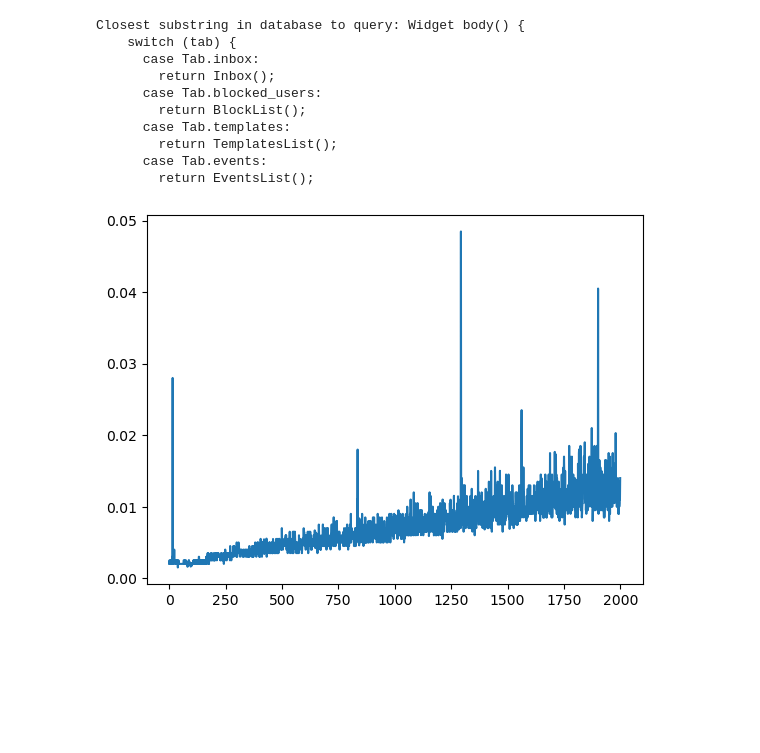
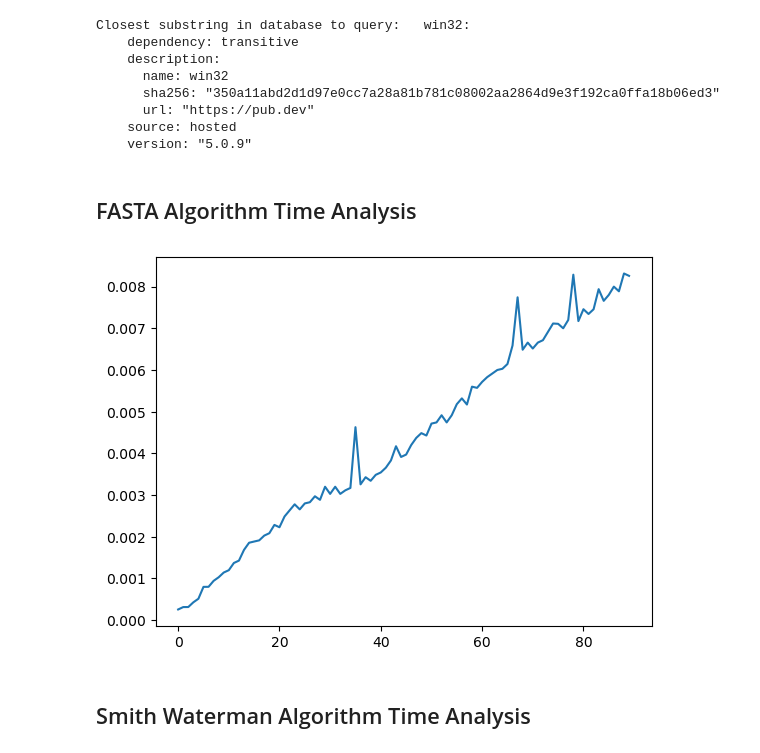
Before and after one commit to fraimwork/fraimwork, a Jupyter notebook: backend/app/Demo_Algorithms.ipynb, the cells around one changed output. Cells and saved outputs as stored; diff of their text form; code cells hidden in the pictures; blank space fills up the shorter version.

Commit message:
implemented FASTA algorithm
Improved find and replace

```diff
--- a/backend/app/Demo_Algorithms.ipynb
+++ b/backend/app/Demo_Algorithms.ipynb
@@ -812,3 +1286,12 @@ substring = """Widget body() {
+# %%
+substring = ''' win32:
+    dependency: transitive
+    description:
+      name: win32
+      sha256: "350a11abd2d1d97e0cc7a28a81b781c08002aa2864d9e3f192ca0ffa18b06ed3"
+      url: "https://pub.dev"
+    source: hosted
+    version: "5.0.9"'''
 # %%
 import numpy as np
 
@@ -891,7 +1381,7 @@ def find_most_similar_substring(corpus, query):
     linewise_tokenized_substring = linewise_tokenize(query)
 
     # 2. Run the FASTA algorithm
-    result, score = fasta_algorithm(linewise_tokenized_corpus, linewise_tokenized_substring, k=3, band_width=5, gap_penalty=0)
+    result, score = fasta_algorithm(linewise_tokenized_corpus, linewise_tokenized_substring, k=3, n=2, band_width=5, gap_penalty=0)
     if result is None:
         return None, float('-inf')
 
@@ -907,34 +1397,38 @@ def find_most_similar_substring(corpus, query):
 result, _ = find_most_similar_substring(corpus, substring)
 print("Closest substring in database to query:", result)
 # %% [output]
-Closest substring in database to query: Widget body() {
-    switch (tab) {
-      case Tab.inbox:
-        return Inbox();
-      case Tab.blocked_users:
-        return BlockList();
-      case Tab.templates:
-        return TemplatesList();
-      case Tab.events:
-        return EventsList();
+Closest substring in database to query:   win32:
+    dependency: transitive
+    description:
+      name: win32
+      sha256: "350a11abd2d1d97e0cc7a28a81b781c08002aa2864d9e3f192ca0ffa18b06ed3"
+      url: "https://pub.dev"
+    source: hosted
+    version: "5.0.9"
 # %%
 import time, random, tqdm, numpy as np
 
-times = []
-for length in tqdm.tqdm(range(2000)):
-    sub_times = []
-    for i in range(2):
-        start_pos = random.randint(0, len(corpus) - length)
-        substring = corpus[start_pos:start_pos + length]
-        start = time.time()
-        best_match, best_score = find_most_similar_substring(corpus, substring)
-        end = time.time()
-        sub_times.append(end - start)
-    times.append(np.mean(sub_times))
+def time_fasta_algorithm(start_length=0, stop_length=2000, step_length=1, batch_length=35, corpus=corpus):
+    times = []
+    for length in tqdm.tqdm(range(start_length, stop_length, step_length)):
+        sub_times = []
+        for _ in range(batch_length):
+            start_pos = random.randint(0, len(corpus) - length)
+            substring = corpus[start_pos:start_pos + length]
+            start = time.time()
+            best_match, best_score = find_most_similar_substring(corpus, substring)
+            end = time.time()
+            sub_times.append(end - start)
+        times.append(np.mean(sub_times))
+    return times
+# %% [markdown]
+## FASTA Algorithm Time Analysis
 # %%
 from matplotlib import pyplot as plt
 
-plt.plot(times)
+plt.plot(time_fasta_algorithm(stop_length=900, step_length=10))
 plt.show()
 # %% [output]
-[figure, old version]
+[figure, new version]
+# %% [markdown]
+## Smith Waterman Algorithm Time Analysis
```
Also changed, not shown: parts of 6 cells of this notebook, 2 other files.
